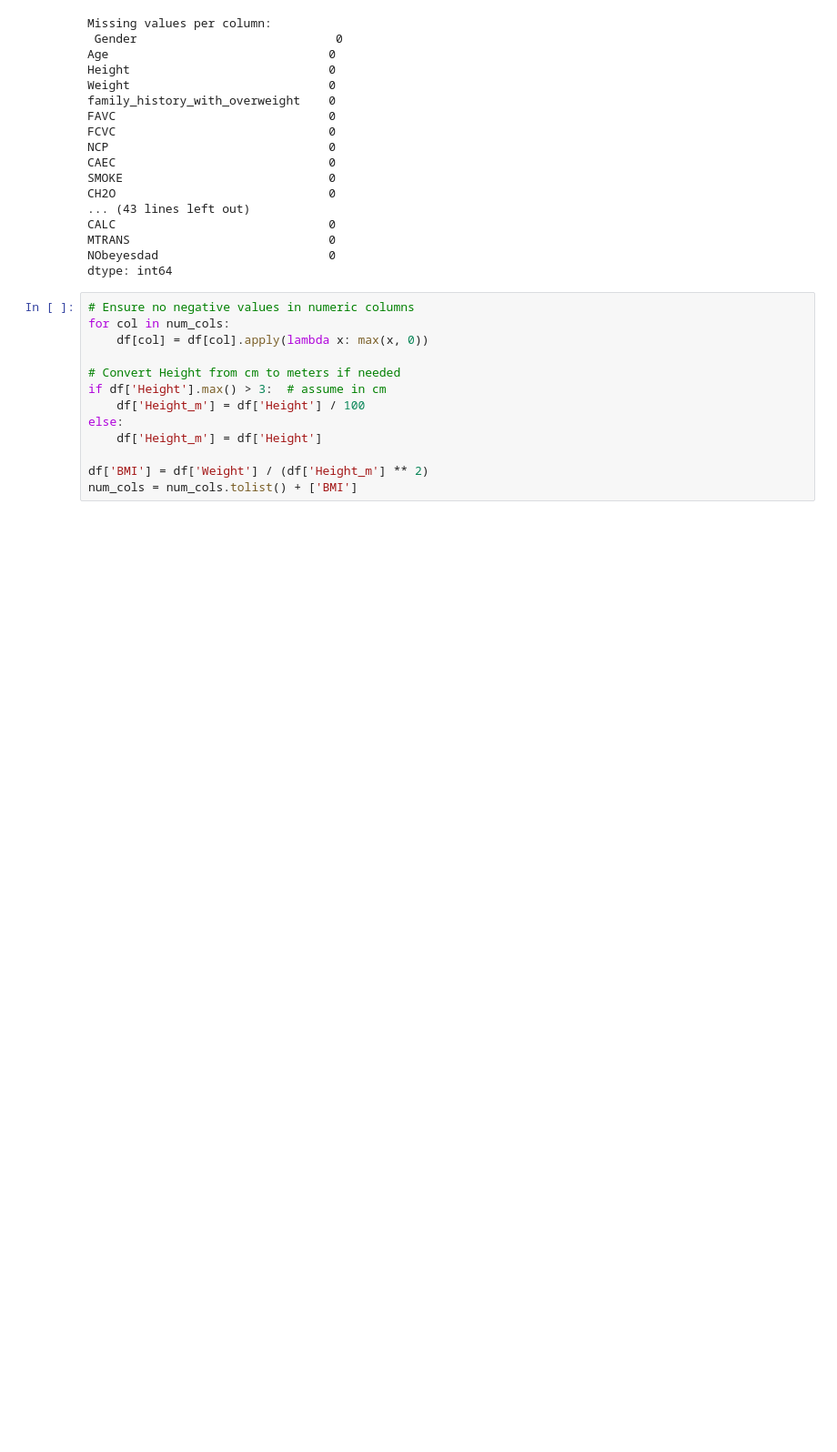
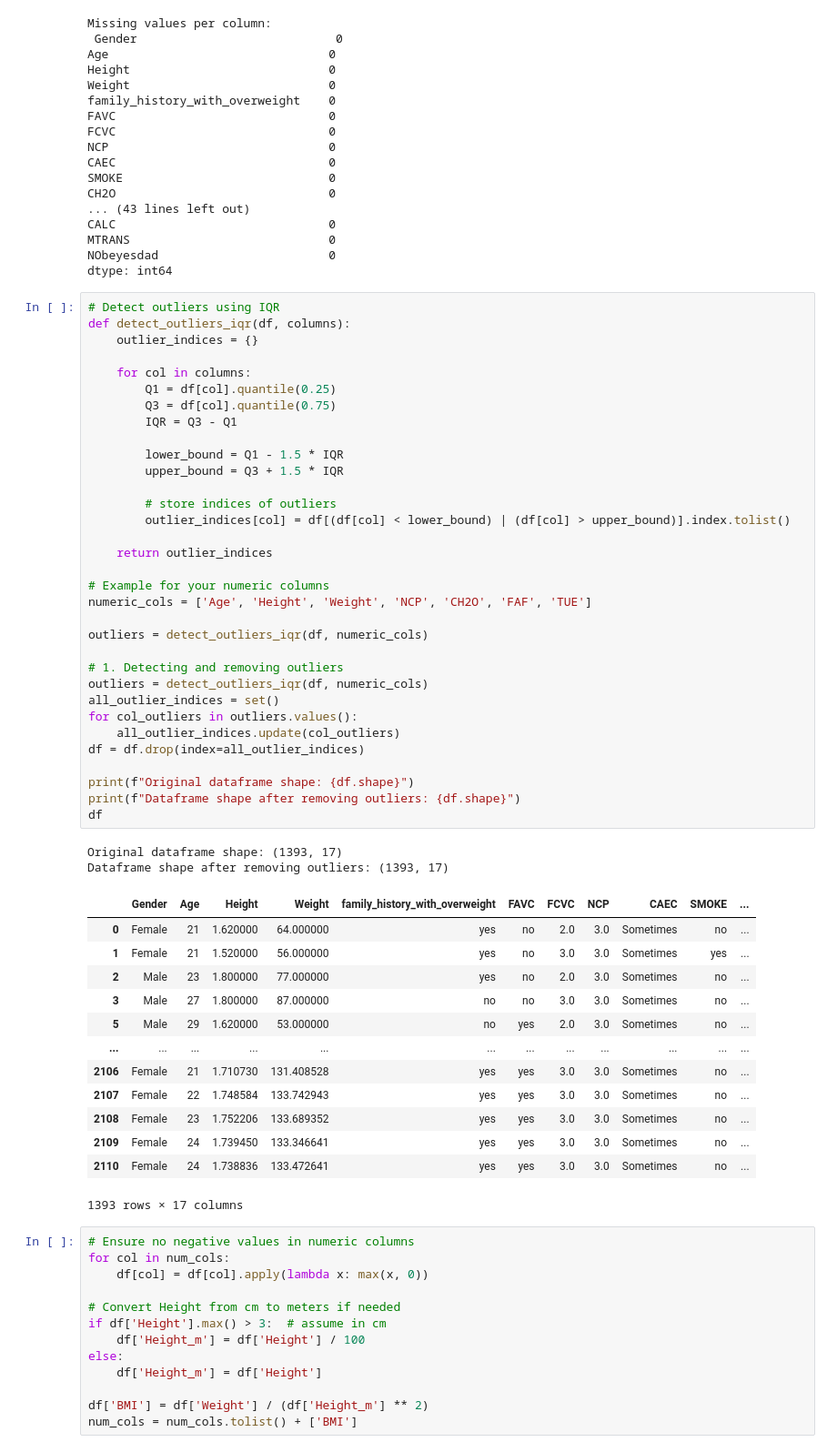
Before and after one commit to bilolnumon/ML_CW_16989, a Jupyter notebook: obesity.ipynb, the cells around one changed output. Shown at 91% size. Saved outputs shown, nothing was run; the diff lists cells and outputs as text; blank space fills up the shorter version.

```diff
--- a/obesity.ipynb
+++ b/obesity.ipynb
@@ -173,6 +175,55 @@ CALC                              0
 MTRANS                            0
 NObeyesdad                        0
 dtype: int64
+# %%
+# Detect outliers using IQR
+def detect_outliers_iqr(df, columns):
+    outlier_indices = {}
+
+    for col in columns:
+        Q1 = df[col].quantile(0.25)
+        Q3 = df[col].quantile(0.75)
+        IQR = Q3 - Q1
+
+        lower_bound = Q1 - 1.5 * IQR
+        upper_bound = Q3 + 1.5 * IQR
+
+        # store indices of outliers
+        outlier_indices[col] = df[(df[col] < lower_bound) | (df[col] > upper_bound)].index.tolist()
+
+    return outlier_indices
+
+# Example for your numeric columns
+numeric_cols = ['Age', 'Height', 'Weight', 'NCP', 'CH2O', 'FAF', 'TUE']
+
+outliers = detect_outliers_iqr(df, numeric_cols)
+
+# 1. Detecting and removing outliers
+outliers = detect_outliers_iqr(df, numeric_cols)
+all_outlier_indices = set()
+for col_outliers in outliers.values():
+    all_outlier_indices.update(col_outliers)
+df = df.drop(index=all_outlier_indices)
+
+print(f"Original dataframe shape: {df.shape}")
+print(f"Dataframe shape after removing outliers: {df.shape}")
+df
+# %% [output]
+Original dataframe shape: (1393, 17)
+Dataframe shape after removing outliers: (1393, 17)
+|  | Gender | Age | Height | Weight | family_history_with_overweight | FAVC | FCVC | NCP | CAEC | SMOKE | ... |
+| 0 | Female | 21 | 1.620000 | 64.000000 | yes | no | 2.0 | 3.0 | Sometimes | no | ... |
+| 1 | Female | 21 | 1.520000 | 56.000000 | yes | no | 3.0 | 3.0 | Sometimes | yes | ... |
+| 2 | Male | 23 | 1.800000 | 77.000000 | yes | no | 2.0 | 3.0 | Sometimes | no | ... |
+| 3 | Male | 27 | 1.800000 | 87.000000 | no | no | 3.0 | 3.0 | Sometimes | no | ... |
+| 5 | Male | 29 | 1.620000 | 53.000000 | no | yes | 2.0 | 3.0 | Sometimes | no | ... |
+| ... | ... | ... | ... | ... | ... | ... | ... | ... | ... | ... | ... |
+| 2106 | Female | 21 | 1.710730 | 131.408528 | yes | yes | 3.0 | 3.0 | Sometimes | no | ... |
+| 2107 | Female | 22 | 1.748584 | 133.742943 | yes | yes | 3.0 | 3.0 | Sometimes | no | ... |
+| 2108 | Female | 23 | 1.752206 | 133.689352 | yes | yes | 3.0 | 3.0 | Sometimes | no | ... |
+| 2109 | Female | 24 | 1.739450 | 133.346641 | yes | yes | 3.0 | 3.0 | Sometimes | no | ... |
+| 2110 | Female | 24 | 1.738836 | 133.472641 | yes | yes | 3.0 | 3.0 | Sometimes | no | ... |
+1393 rows × 17 columns
 # %%
 # Ensure no negative values in numeric columns
 for col in num_cols:
```
Also changed, not shown: parts of 9 cells of this notebook, 1 other file.
